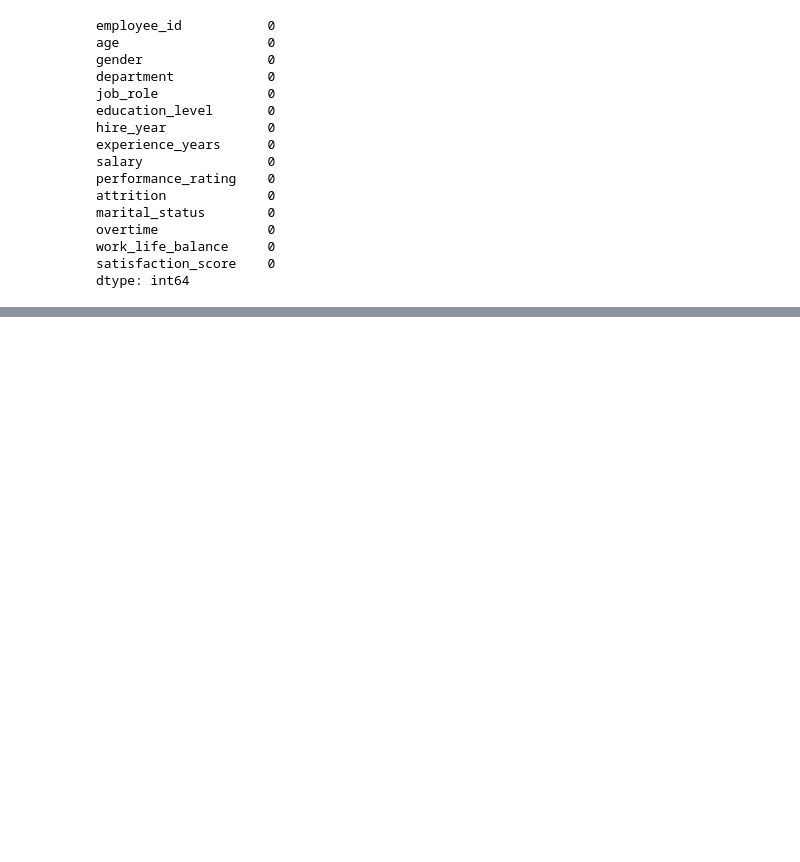
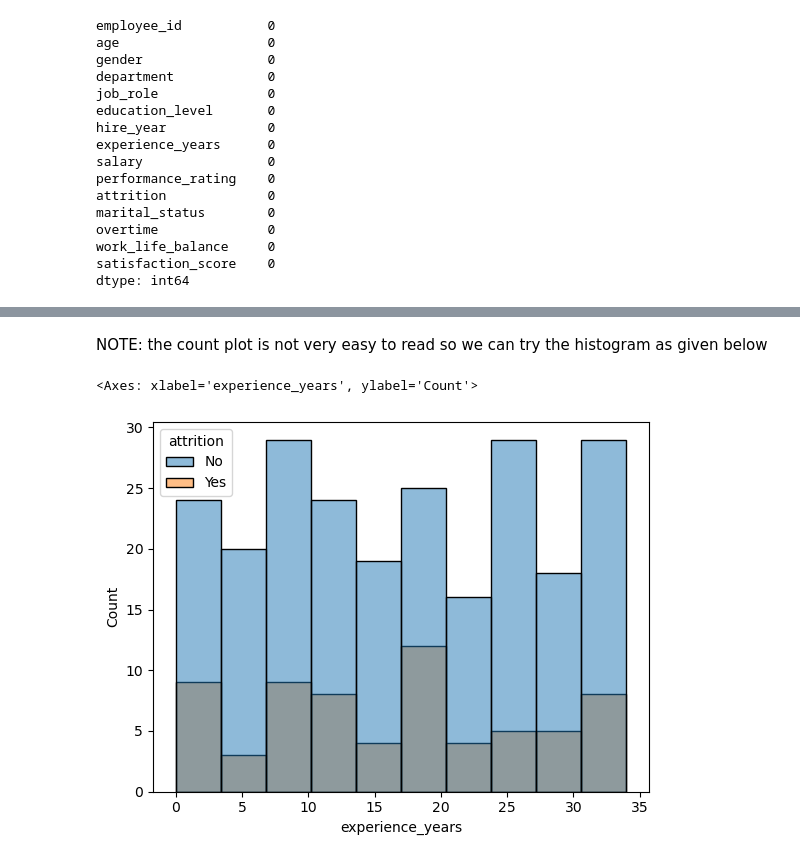
Before and after one commit to sagarnbeedi-analytics/data-analytics-portfolio, a Jupyter notebook: PYTHON/EDA/main.ipynb, the cells around one changed output, grey strips where cells are left out. Saved outputs shown, nothing was run; the diff lists cells and outputs as text; code cells hidden in the pictures; blank space fills up the shorter version.

```diff
--- a/PYTHON/EDA/main.ipynb
+++ b/PYTHON/EDA/main.ipynb
@@ -135,0 +237,7 @@ dtype: int64
+# %% [markdown]
+NOTE: the count plot is not very easy to read so we can try the histogram as given below
+# %%
+sns.histplot(data=df,x='experience_years',hue='attrition')
+# %% [output]
+<Axes: xlabel='experience_years', ylabel='Count'>
+[figure, added]
```
Also changed, not shown: parts of 16 cells of this notebook.
